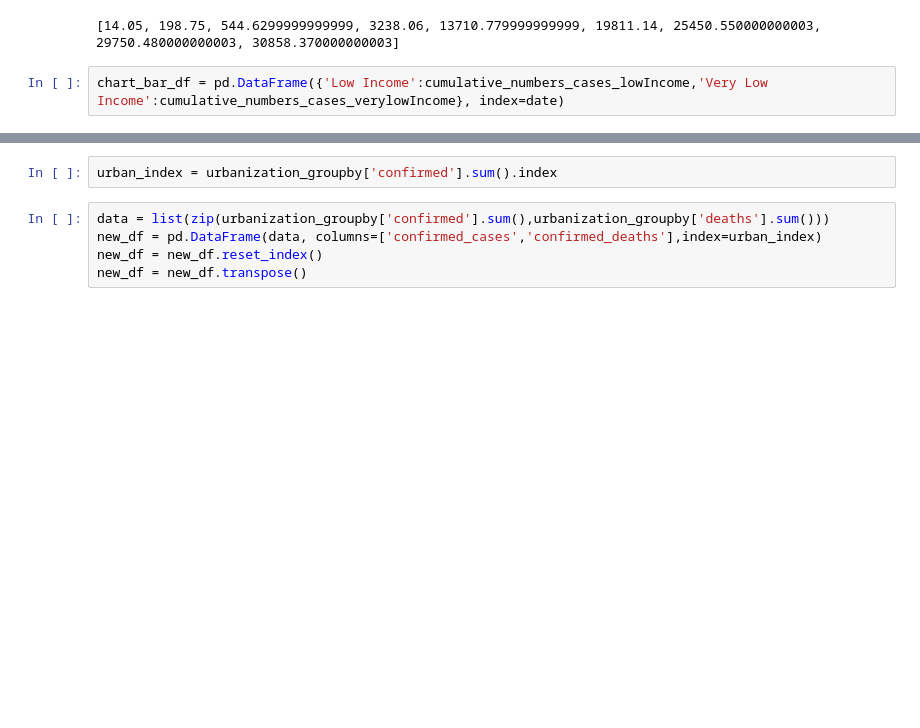
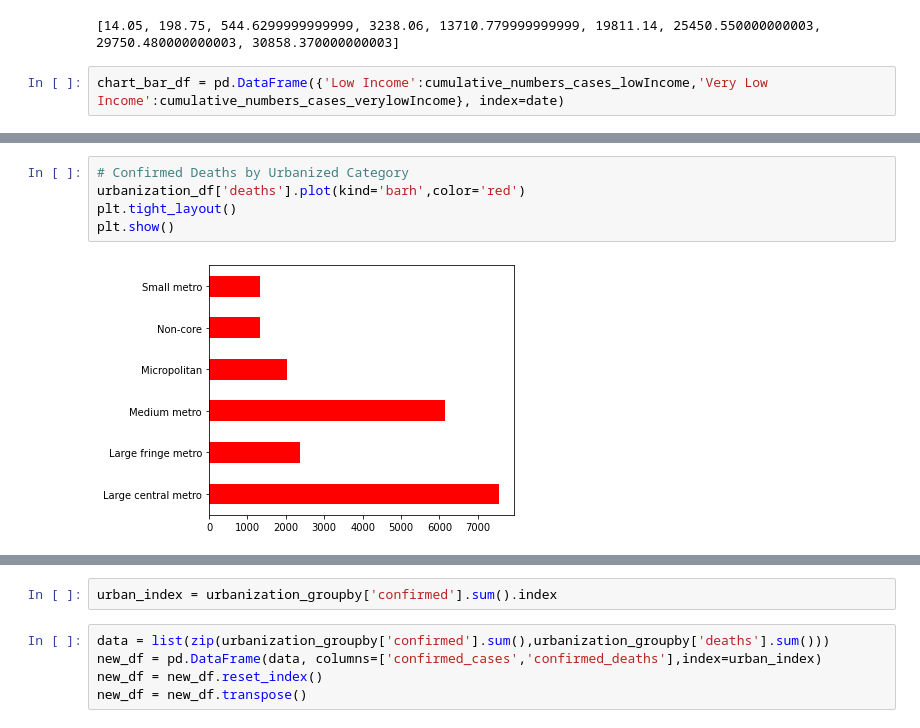
Before and after one commit to inkosi-codes/Covid-19-and-Low-Income-Communities, a Jupyter notebook: src/New_Covid_and_low_income_communities.ipynb, the cells around one changed output, grey strips where cells are left out. Cells and saved outputs as stored; diff of their text form; blank space fills up the shorter version.

```diff
--- a/src/New_Covid_and_low_income_communities.ipynb
+++ b/src/New_Covid_and_low_income_communities.ipynb
@@ -502,0 +546,7 @@ Name: confirmed, dtype: int64
+# %%
+# Confirmed Deaths by Urbanized Category
+urbanization_df['deaths'].plot(kind='barh',color='red')
+plt.tight_layout()
+plt.show()
+# %% [output]
+[figure, added]
```
Also changed, not shown: parts of 29 cells of this notebook, 4 other files.
